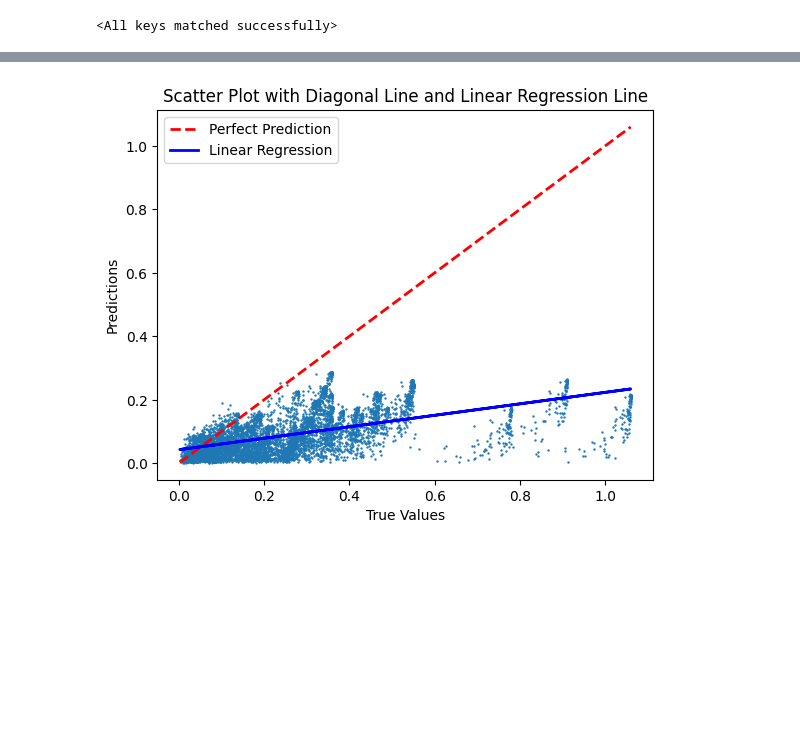
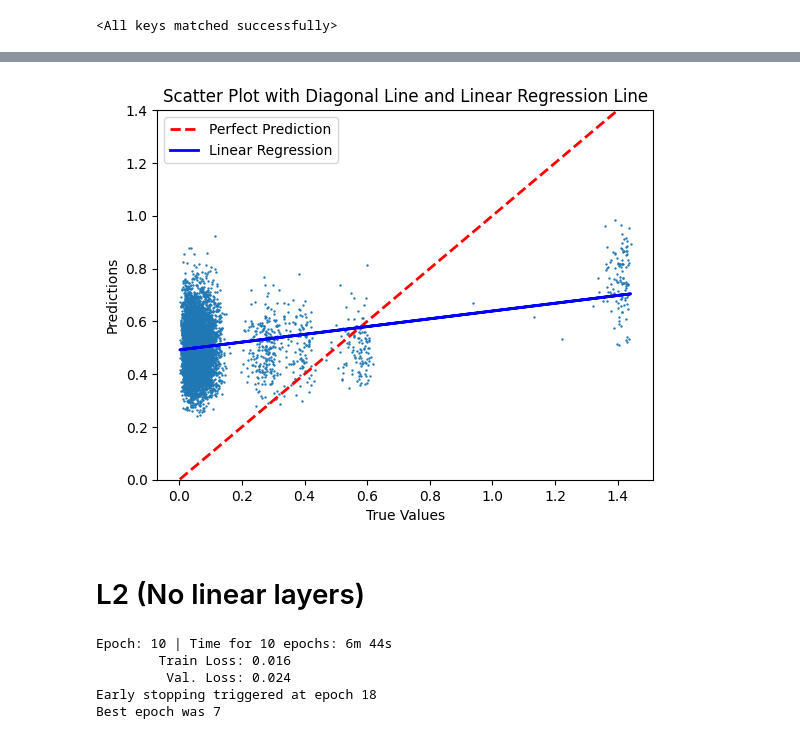
Before and after one commit to SDavenia/CL-GNN, a Jupyter notebook: new_models.ipynb, the cells around one changed output, grey strips where cells are left out. Cells and saved outputs as stored; diff of their text form; code cells hidden in the pictures; blank space fills up the shorter version.

```diff
--- a/new_models.ipynb
+++ b/new_models.ipynb
@@ -475,0 +559,17 @@ Best epoch was 0
+# %%
+seed = 20224
+torch.manual_seed(seed)
+torch.cuda.manual_seed_all(seed)
+
+batch_size = 32
+distance = 'cosine'
+distance_scaling = 'counts'
+train_loader, val_loader, test_loader = prepare_dataloader_distance_scale(hom_counts_path, dataset, batch_size=32, dist=distance, device = device, scaling = distance_scaling, scale_y=True)
+hid_size = 32
+emb_size = n_homs
+lr = 0.01
+# %%
+name = 'GCN_3_0_bnorm_cosine'
+model = GCN_k_m(input_features=dataset.num_node_features, hidden_channels=hid_size, output_embeddings=emb_size, n_conv_layers=3, n_linear_layers=0, p = 0, apply_relu_conv=True, name = name, dist='cosine', mlp_dist=False)
+optimizer = torch.optim.Adam(model.parameters(), lr=lr)
+criterion = torch.nn.MSELoss().to(device)
@@ -496,29 +599,31 @@ plt.scatter(x=y, y=predictions, s=0.5)
 # %%
 from sklearn.linear_model import LinearRegression
 
 # Assuming you already have y and predictions from your code
 # y, predictions = score(model, train_loader, device)
 
 # Scatter plot
 plt.scatter(x=y, y=predictions, s=0.5)
 
 # Diagonal line for perfect predictions
 plt.plot([min(y), max(y)], [min(y), max(y)], linestyle='--', color='red', linewidth=2, label='Perfect Prediction')
 
 # Linear regression line
 regression_line = LinearRegression()
 y = np.array(y).reshape(-1, 1)  # Reshape y to a 2D array if it's a 1D array
 regression_line.fit(y, predictions)
 predictions_line = regression_line.predict(y)
 plt.plot(y, predictions_line, color='blue', linewidth=2, label='Linear Regression')
-
+plt.ylim(0, 1.4)
 # Customize plot
 plt.xlabel('True Values')
 plt.ylabel('Predictions')
 plt.legend()
 plt.title('Scatter Plot with Diagonal Line and Linear Regression Line')
 
 # Show the plot
 plt.show()
 # %% [output]
-[figure, old version]
+[figure, new version]
+# %% [markdown]
+# L2 (No linear layers)
@@ -524,0 +647,8 @@ plt.show()
+# %%
+train_losses, validation_losses = training_loop(model, train_loader, optimizer, criterion, val_loader, epoch_number=100, patience=10, return_losses=True)
+# %% [output]
+Epoch: 10 | Time for 10 epochs: 6m 44s
+        Train Loss: 0.016
+         Val. Loss: 0.024
+Early stopping triggered at epoch 18
+Best epoch was 7
```
Also changed, not shown: parts of 47 cells of this notebook, 1 other file.
